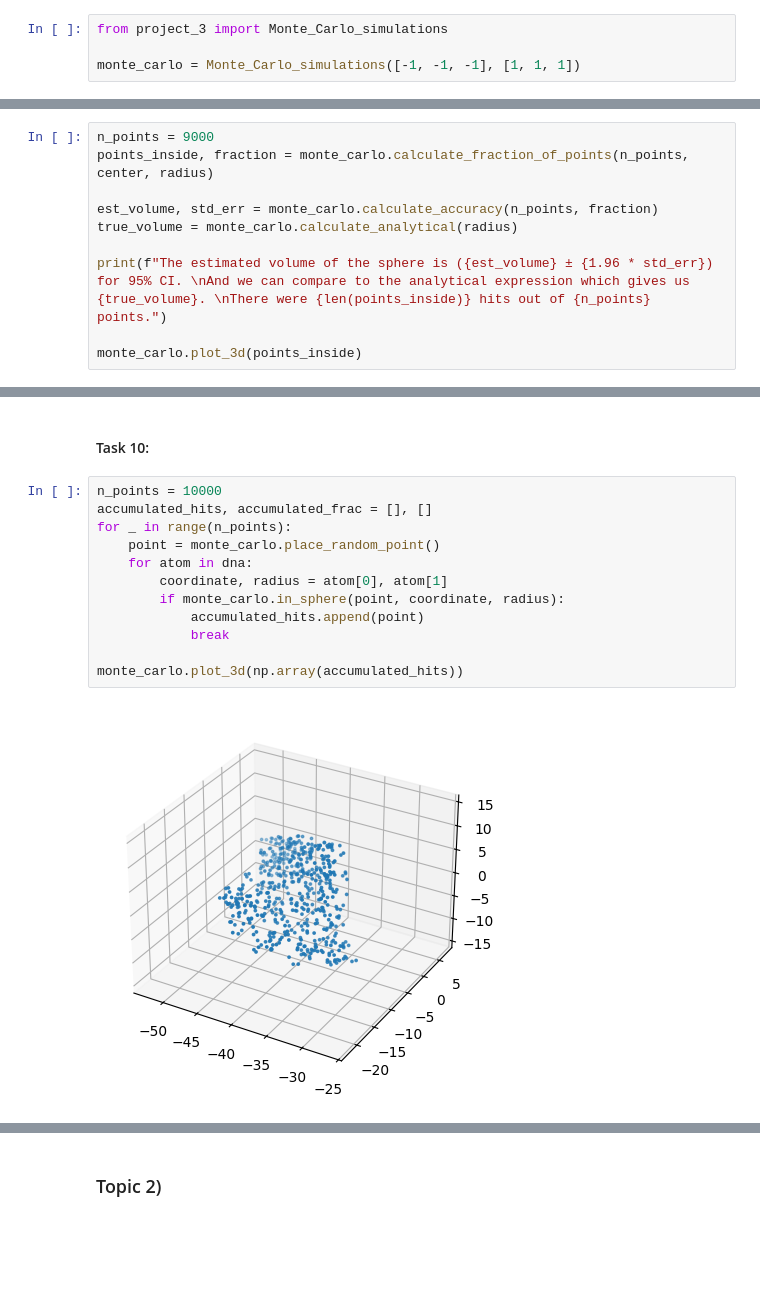
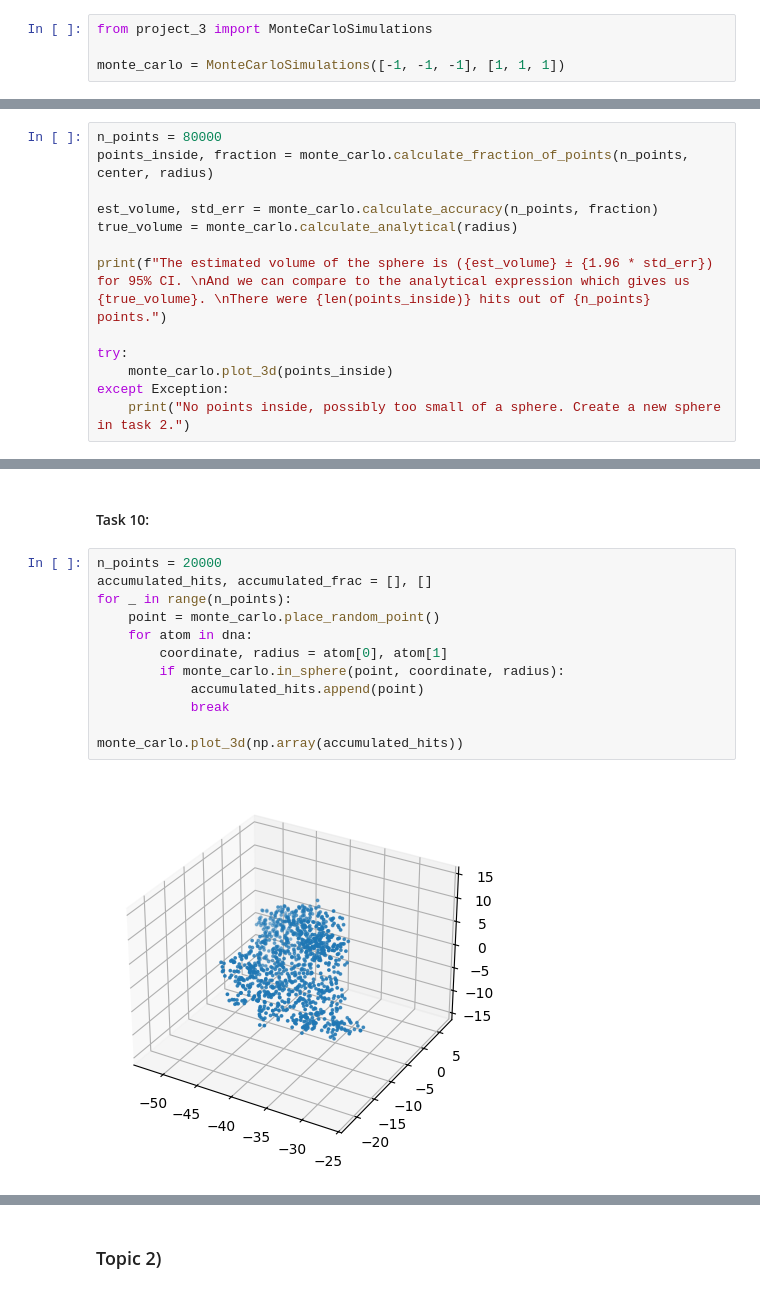
Before and after one commit to esoey/AEJ_project3, a Jupyter notebook: project_3.ipynb, the cells around one changed output, grey strips where cells are left out. Saved outputs shown, nothing was run; the diff lists cells and outputs as text; blank space fills up the shorter version.

```diff
--- a/project_3.ipynb
+++ b/project_3.ipynb
@@ -11,9 +7,9 @@
 # %% [markdown]
 #### Task 0:
 # %%
-from project_3 import Monte_Carlo_simulations
+from project_3 import MonteCarloSimulations
 
-monte_carlo = Monte_Carlo_simulations([-1, -1, -1], [1, 1, 1])
+monte_carlo = MonteCarloSimulations([-1, -1, -1], [1, 1, 1])
 # %% [markdown]
 #### Task 1:
 # %%
@@ -37,7 +33,7 @@ False
 # %% [markdown]
 #### Task 4:
 # %%
-n_points = 9000
+n_points = 80000
 points_inside, fraction = monte_carlo.calculate_fraction_of_points(n_points, center, radius)
 
 est_volume, std_err = monte_carlo.calculate_accuracy(n_points, fraction)
@@ -45,5 +41,8 @@ true_volume = monte_carlo.calculate_analytical(radius)
 
 print(f"The estimated volume of the sphere is ({est_volume} ± {1.96 * std_err}) for 95% CI. \nAnd we can compare to the analytical expression which gives us {true_volume}. \nThere were {len(points_inside)} hits out of {n_points} points.")
 
-monte_carlo.plot_3d(points_inside)
+try:
+    monte_carlo.plot_3d(points_inside)
+except Exception:
+    print("No points inside, possibly too small of a sphere. Create a new sphere in task 2.")
 # %% [output]
@@ -138,19 +137,19 @@ We modify our boundaries to dynamically change the x-, y- and z-min and max-valu
 # %% [markdown]
 #### Task 10:
 # %%
-n_points = 10000
+n_points = 20000
 accumulated_hits, accumulated_frac = [], []
 for _ in range(n_points):
     point = monte_carlo.place_random_point()
     for atom in dna:
         coordinate, radius = atom[0], atom[1]
         if monte_carlo.in_sphere(point, coordinate, radius):
             accumulated_hits.append(point)
             break
 
 monte_carlo.plot_3d(np.array(accumulated_hits))
 # %% [output]
-[figure, old version]
+[figure, new version]
 # %%
 fraction = len(accumulated_hits) / n_points
 est_volume, std_err = monte_carlo.calculate_accuracy(n_points, fraction)
```
Also changed, not shown: parts of 17 cells of this notebook, 1 other file.
